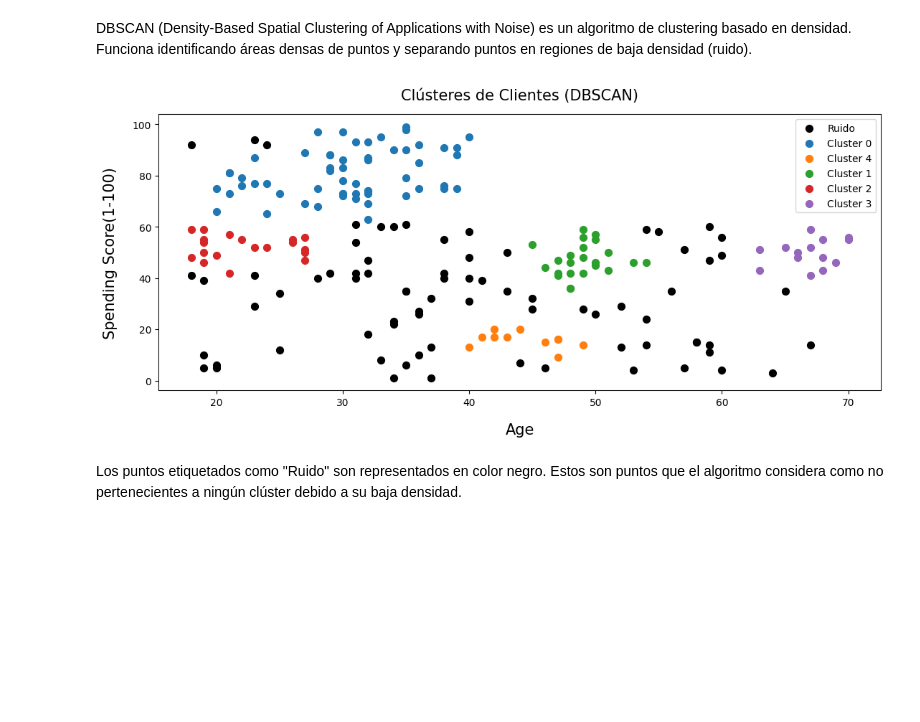
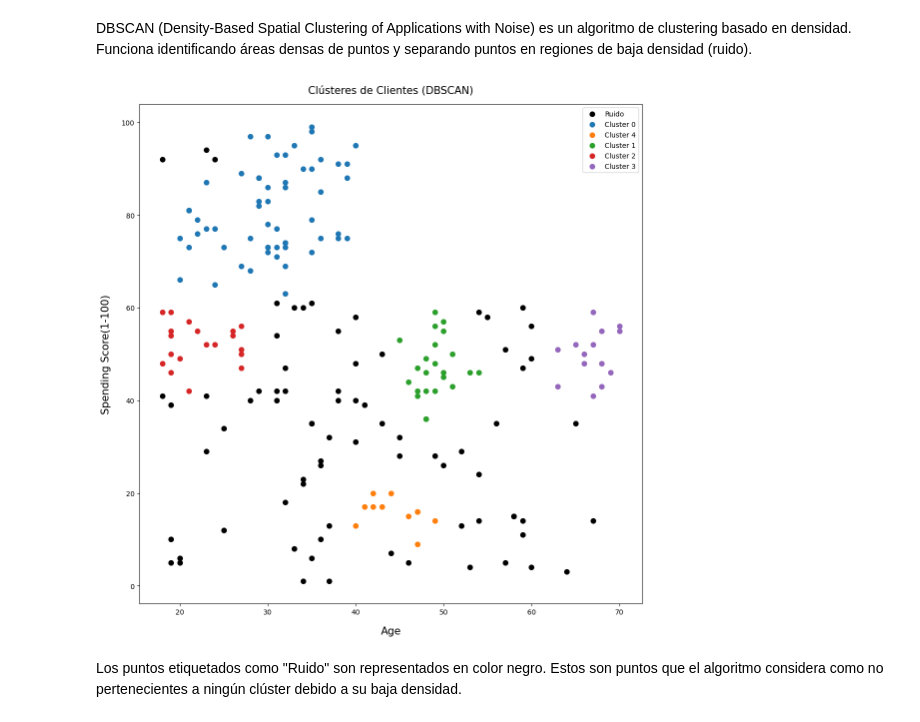
Before and after one commit to cderamond/MAI_ML202308, a Jupyter notebook: Tarea2_parte2_clustering_resuelto.ipynb, the cells around one changed output. Cells and saved outputs as stored; diff of their text form; code cells hidden in the pictures; blank space fills up the shorter version.

```diff
--- a/Tarea2_parte2_clustering_resuelto.ipynb
+++ b/Tarea2_parte2_clustering_resuelto.ipynb
@@ -312,29 +312,29 @@ DBSCAN (Density-Based Spatial Clustering of Applications with Noise) es un algor
 # %%
 from sklearn.cluster import DBSCAN
 
 # Aplicar DBSCAN
 dbscan = DBSCAN(eps=0.3, min_samples=8)
 data['DBSCANCluster'] = dbscan.fit_predict(X_scaled)
 
 # Graficar los datos con colores de clúster
-plt.figure(figsize=(13,5))
+plt.figure(figsize=(13,13))
 
 # DBSCAN puede etiquetar algunos puntos como ruido (etiqueta = -1)
 clusters = data['DBSCANCluster'].unique()
 for cluster in clusters:
     subset = data[data['DBSCANCluster'] == cluster]
     if cluster == -1:  # ruido
         plt.scatter(subset['Age'], subset['Spending Score (1-100)'], label="Ruido", s=50, color='black')
     else:
         plt.scatter(subset['Age'], subset['Spending Score (1-100)'], label=f"Cluster {cluster}", s=50)
 
 plt.xlabel('Age', fontsize=15, labelpad=15)
 plt.ylabel('Spending Score(1-100)', fontsize=15, labelpad=15)
 plt.title('Clústeres de Clientes (DBSCAN)', fontsize=15, pad=15)
 plt.legend()
 plt.show()
 # %% [output]
-[figure, old version]
+[figure, new version]
 # %% [markdown]
 Los puntos etiquetados como "Ruido" son representados en color negro. Estos son puntos que el algoritmo considera como no pertenecientes a ningún clúster debido a su baja densidad.
 # %% [markdown]
```
Also changed, not shown: parts of 1 cell of this notebook.
